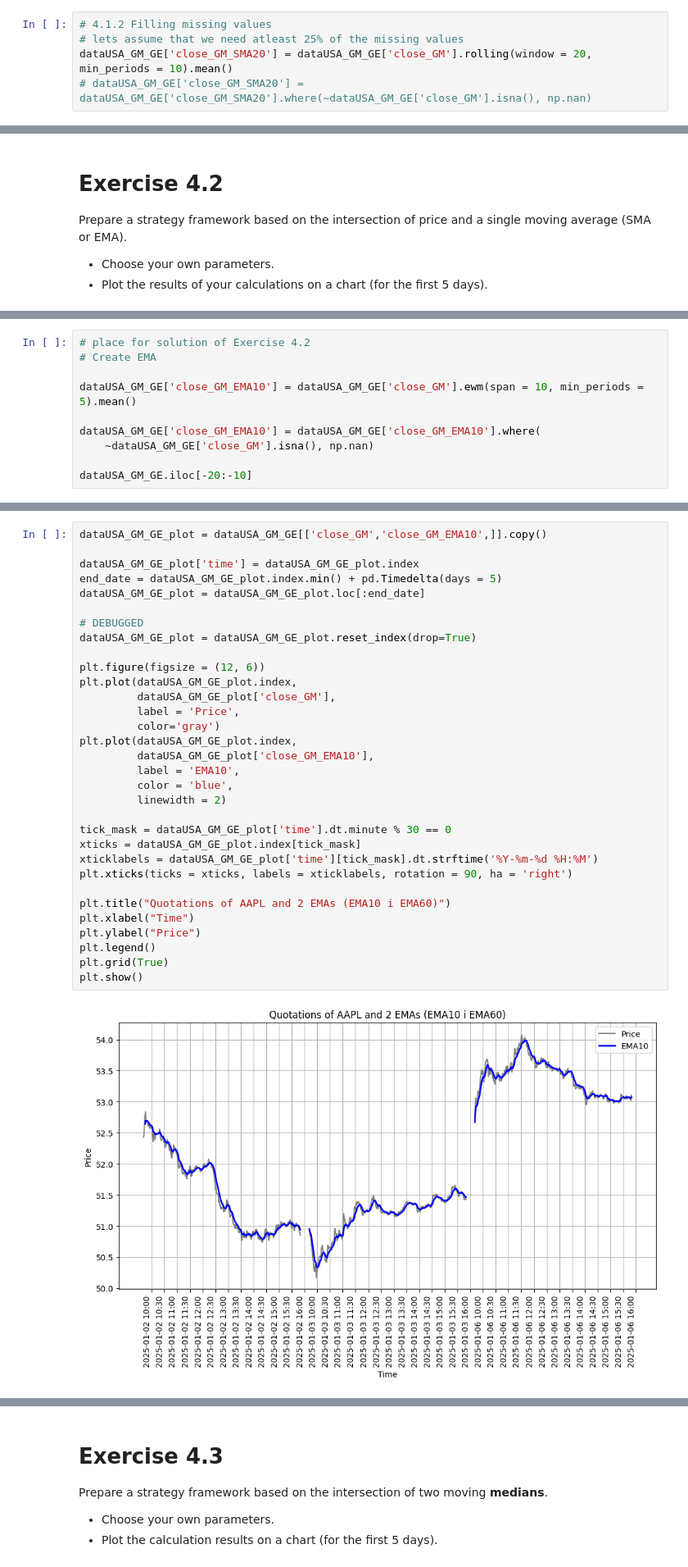
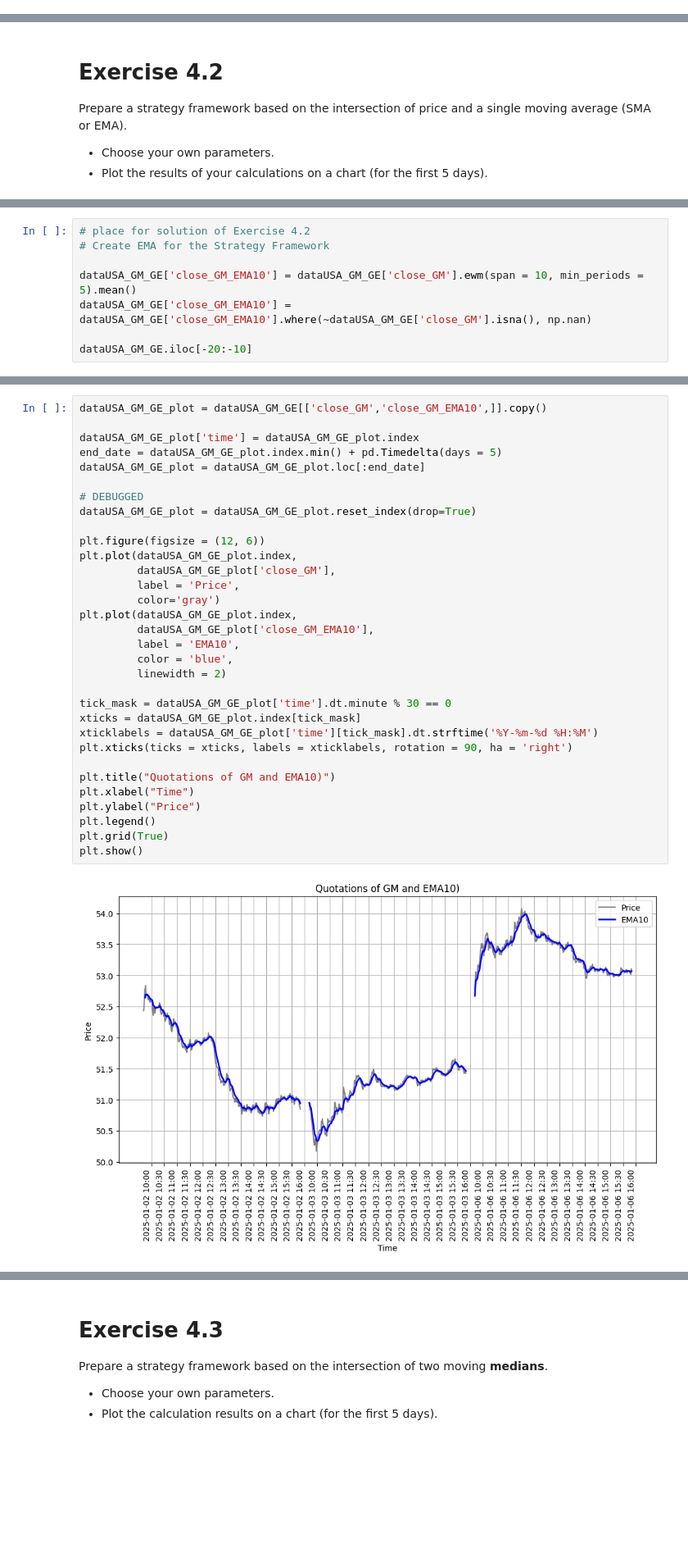
Before and after one commit to Shahahaha11/HFT-WNE, a Jupyter notebook: 04/HW_04.ipynb, the cells around one changed output, grey strips where cells are left out. Shown at 82% size. Saved outputs shown, nothing was run; the diff lists cells and outputs as text; blank space fills up the shorter version.

```diff
--- a/04/HW_04.ipynb
+++ b/04/HW_04.ipynb
@@ -91,8 +94,3 @@ dataUSA_GM_GE_plot.plot(
 array([[<Axes: xlabel='time'>],
        [<Axes: xlabel='time'>]], dtype=object)
 [figure]
-# %%
-# 4.1.2 Filling missing values
-# lets assume that we need atleast 25% of the missing values
-dataUSA_GM_GE['close_GM_SMA20'] = dataUSA_GM_GE['close_GM'].rolling(window = 20, min_periods = 10).mean()
-# dataUSA_GM_GE['close_GM_SMA20'] = dataUSA_GM_GE['close_GM_SMA20'].where(~dataUSA_GM_GE['close_GM'].isna(), np.nan)
@@ -157,11 +124,9 @@ Name: close_GM, dtype: float64
 # %%
 # place for solution of Exercise 4.2
-# Create EMA
+# Create EMA for the Strategy Framework
 
 dataUSA_GM_GE['close_GM_EMA10'] = dataUSA_GM_GE['close_GM'].ewm(span = 10, min_periods = 5).mean()
-
-dataUSA_GM_GE['close_GM_EMA10'] = dataUSA_GM_GE['close_GM_EMA10'].where(
-    ~dataUSA_GM_GE['close_GM'].isna(), np.nan)
+dataUSA_GM_GE['close_GM_EMA10'] = dataUSA_GM_GE['close_GM_EMA10'].where(~dataUSA_GM_GE['close_GM'].isna(), np.nan)
 
 dataUSA_GM_GE.iloc[-20:-10]
 # %% [output]
@@ -182,32 +147,32 @@ dataUSA_GM_GE_plot = dataUSA_GM_GE[['close_GM','close_GM_EMA10',]].copy()
 
 dataUSA_GM_GE_plot['time'] = dataUSA_GM_GE_plot.index
 end_date = dataUSA_GM_GE_plot.index.min() + pd.Timedelta(days = 5)
 dataUSA_GM_GE_plot = dataUSA_GM_GE_plot.loc[:end_date]
 
 # DEBUGGED
 dataUSA_GM_GE_plot = dataUSA_GM_GE_plot.reset_index(drop=True)
 
 plt.figure(figsize = (12, 6))
 plt.plot(dataUSA_GM_GE_plot.index,
          dataUSA_GM_GE_plot['close_GM'],
          label = 'Price',
          color='gray')
 plt.plot(dataUSA_GM_GE_plot.index,
          dataUSA_GM_GE_plot['close_GM_EMA10'],
          label = 'EMA10',
          color = 'blue',
          linewidth = 2)
 
 tick_mask = dataUSA_GM_GE_plot['time'].dt.minute % 30 == 0
 xticks = dataUSA_GM_GE_plot.index[tick_mask]
 xticklabels = dataUSA_GM_GE_plot['time'][tick_mask].dt.strftime('%Y-%m-%d %H:%M')
 plt.xticks(ticks = xticks, labels = xticklabels, rotation = 90, ha = 'right')
 
-plt.title("Quotations of AAPL and 2 EMAs (EMA10 i EMA60)")
+plt.title("Quotations of GM and EMA10)")
 plt.xlabel("Time")
 plt.ylabel("Price")
 plt.legend()
 plt.grid(True)
 plt.show()
 # %% [output]
-[figure, old version]
+[figure, new version]
```
Also changed, not shown: parts of 15 cells of this notebook, 1 other file.
